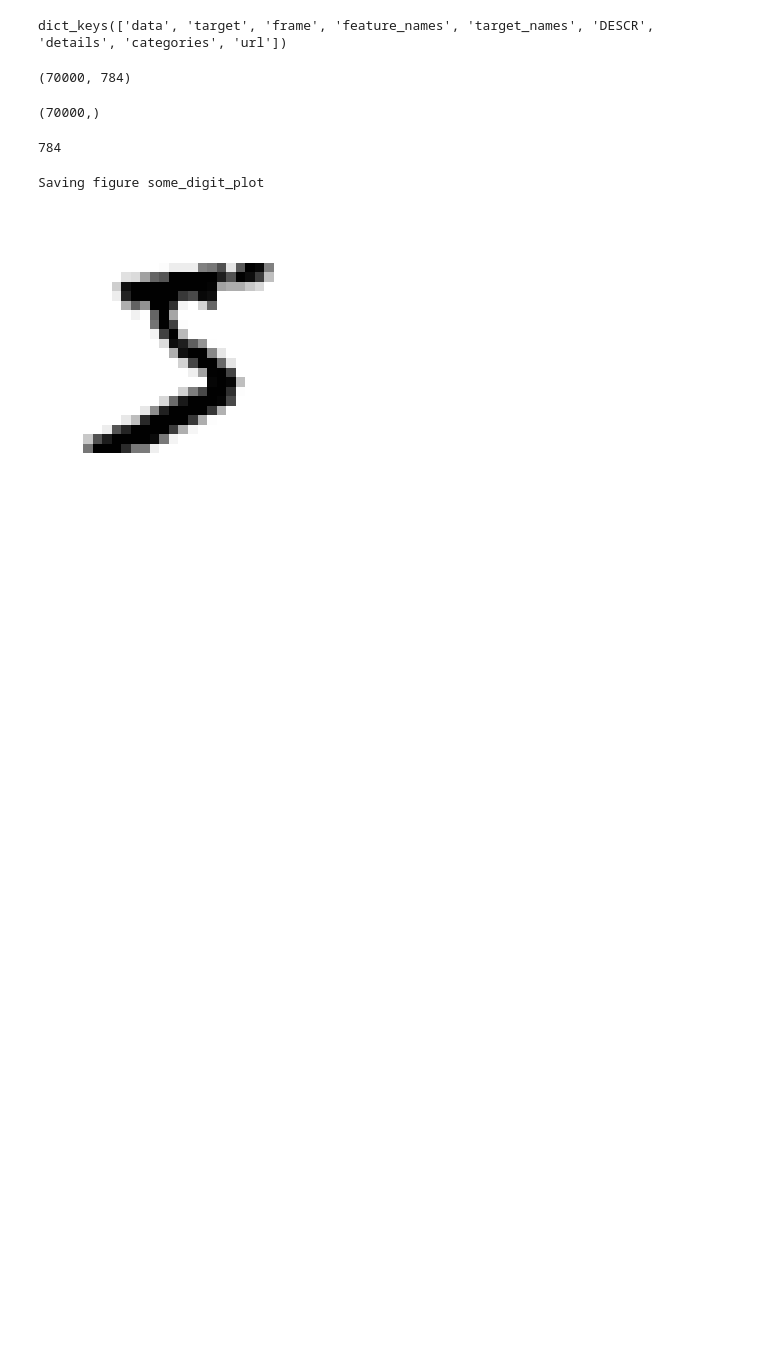
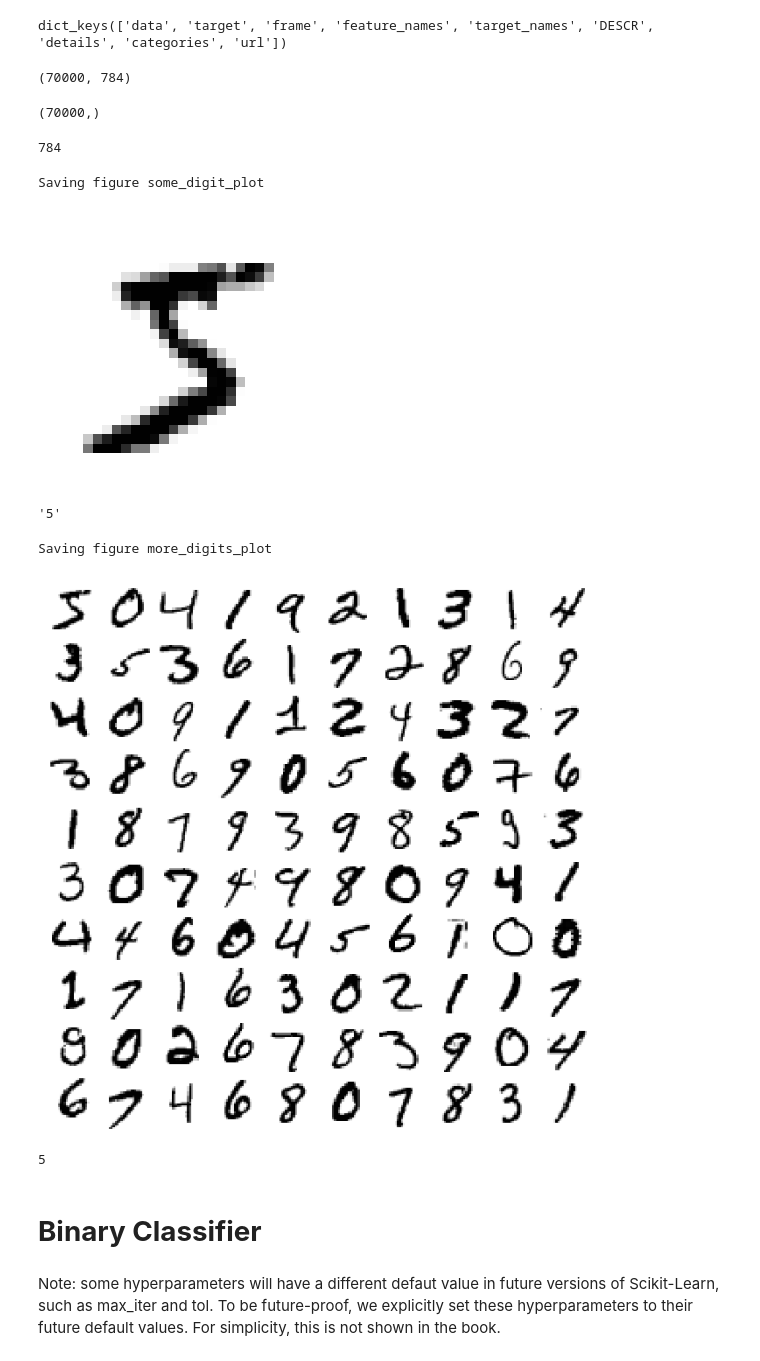
Before and after one commit to datasci201195/MNIST, a Jupyter notebook: MNIST.ipynb, the cells around one changed output. Cells and saved outputs as stored; diff of their text form; code cells hidden in the pictures; blank space fills up the shorter version.

```diff
--- a/MNIST.ipynb
+++ b/MNIST.ipynb
@@ -73,3 +73,7 @@ plt.show()
 # %% [output]
 Saving figure some_digit_plot
 [figure]
+# %%
+y[0]
+# %% [output]
+'5'
@@ -75,0 +88,29 @@ Saving figure some_digit_plot
+# %%
+# EXTRA
+def plot_digits(instances, images_per_row=10, **options):
+    size = 28
+    images_per_row = min(len(instances), images_per_row)
+    images = [instance.reshape(size,size) for instance in instances]
+    n_rows = (len(instances) - 1) // images_per_row + 1
+    row_images = []
+    n_empty = n_rows * images_per_row - len(instances)
+    images.append(np.zeros((size, size * n_empty)))
+    for row in range(n_rows):
+        rimages = images[row * images_per_row : (row + 1) * images_per_row]
+        row_images.append(np.concatenate(rimages, axis=1))
+    image = np.concatenate(row_images, axis=0)
+    plt.imshow(image, cmap = mpl.cm.binary, **options)
+    plt.axis("off")
+# %%
+plt.figure(figsize=(9,9))
+example_images = X[:100]
+plot_digits(example_images, images_per_row=10)
+save_fig("more_digits_plot")
+plt.show()
+# %% [output]
+Saving figure more_digits_plot
+[figure, added]
+# %%
+y[0]
+# %% [output]
+5
@@ -75,0 +119,2 @@ Saving figure some_digit_plot
+# %% [markdown]
+# **Binary Classifier**
@@ -75,0 +124,2 @@ Saving figure some_digit_plot
+# %% [markdown]
+Note: some hyperparameters will have a different defaut value in future versions of Scikit-Learn, such as max_iter and tol. To be future-proof, we explicitly set these hyperparameters to their future default values. For simplicity, this is not shown in the book.
```
Also changed, not shown: parts of 52 cells of this notebook.
